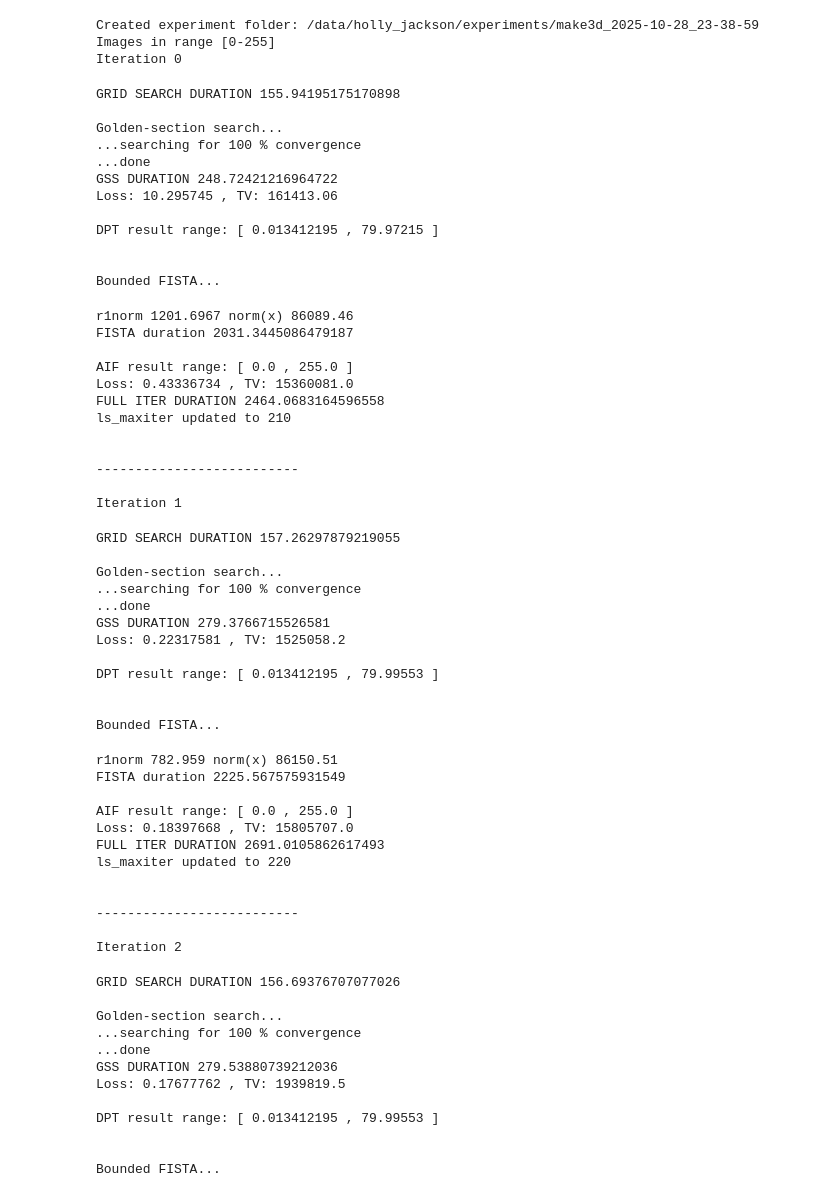
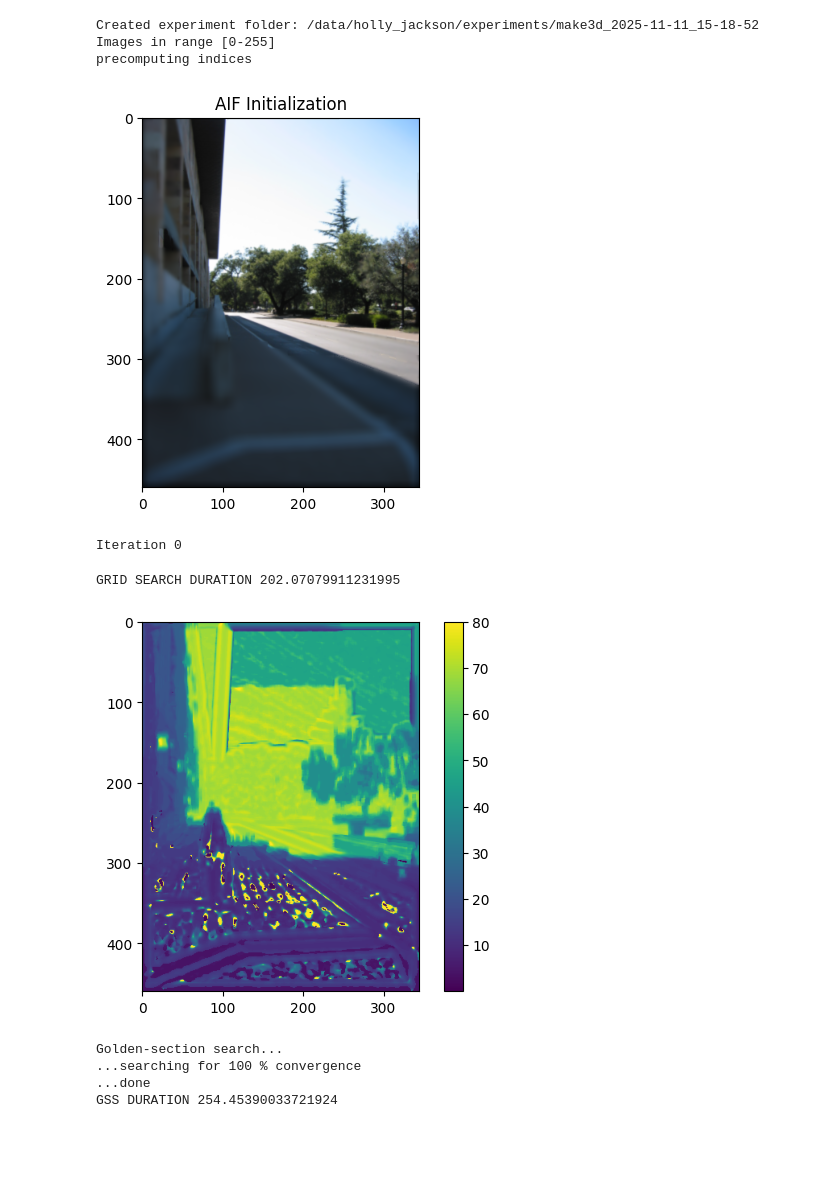
Before and after one commit to hollyjackson/dfd, a Jupyter notebook: dfd-Make3D.ipynb, the cells around one changed output. Cells and saved outputs as stored; diff of their text form; code cells hidden in the pictures; blank space fills up the shorter version.

```diff
--- a/dfd-Make3D.ipynb
+++ b/dfd-Make3D.ipynb
@@ -78,81 +121,32 @@ plt.show()
 # %%
 # -------------------
 # COORDINATE DESCENT
 # -------------------
 
+globals.window_size = 5
+# depth_init = 40
+
 dpt, aif, _, _ = coordinate_descent.coordinate_descent(defocus_stack,
         experiment_folder='/data/holly_jackson/experiments',
-        show_plots=False, save_plots=True,
-        experiment_name = 'make3d', num_epochs = 40,
+        show_plots=True, save_plots=False,
+        experiment_name = 'make3d', num_epochs = 1,
         # least_squares_first=True, depth_init=depth_init,
         least_squares_first = False, aif_init = aif_init,
         k = 1, aif_method = 'fista',
-        finite_differences = False, num_Z = 500,
-        ls_maxiter = 200, ls_maxiter_multiplier = 1.05,
+        finite_differences = False, num_Z = 100,
+        ls_maxiter = 10, ls_maxiter_multiplier = 1.05,
         min_Z = globals.min_Z, max_Z = globals.max_Z,
         vmin = globals.min_Z, vmax = globals.max_Z, verbose = True,
-        windowed_mse = False)
+        windowed_mse = True)
 # %% [output]
-Created experiment folder: /data/holly_jackson/experiments/make3d_2025-10-28_23-38-59
+Created experiment folder: /data/holly_jackson/experiments/make3d_2025-11-11_15-18-52
 Images in range [0-255]
-Iteration 0
+precomputing indices
+[figure, added]
-GRID SEARCH DURATION 155.94195175170898
-
-Golden-section search...
-...searching for 100 % convergence
-...done
-GSS DURATION 248.72421216964722
-Loss: 10.295745 , TV: 161413.06
-
-DPT result range: [ 0.013412195 , 79.97215 ]
-
-
-Bounded FISTA...
+Iteration 0
-r1norm 1201.6967 norm(x) 86089.46
-FISTA duration 2031.3445086479187
-
-AIF result range: [ 0.0 , 255.0 ]
-Loss: 0.43336734 , TV: 15360081.0
-FULL ITER DURATION 2464.0683164596558
-ls_maxiter updated to 210
-
-
---------------------------
-
-Iteration 1
+GRID SEARCH DURATION 202.07079911231995
+[figure, added]
-GRID SEARCH DURATION 157.26297879219055
-
 Golden-section search...
 ...searching for 100 % convergence
 ...done
-GSS DURATION 279.3766715526581
-Loss: 0.22317581 , TV: 1525058.2
-
-DPT result range: [ 0.013412195 , 79.99553 ]
-
-
-Bounded FISTA...
+GSS DURATION 254.45390033721924
-r1norm 782.959 norm(x) 86150.51
-FISTA duration 2225.567575931549
-
-AIF result range: [ 0.0 , 255.0 ]
-Loss: 0.18397668 , TV: 15805707.0
-FULL ITER DURATION 2691.0105862617493
-ls_maxiter updated to 220
-
-
---------------------------
-
-Iteration 2
-GRID SEARCH DURATION 156.69376707077026
-
-Golden-section search...
-...searching for 100 % convergence
-...done
-GSS DURATION 279.53880739212036
-Loss: 0.17677762 , TV: 1939819.5
-
-DPT result range: [ 0.013412195 , 79.99553 ]
-
-
-Bounded FISTA...
```
Also changed, not shown: parts of 10 cells of this notebook, 19 other files.
